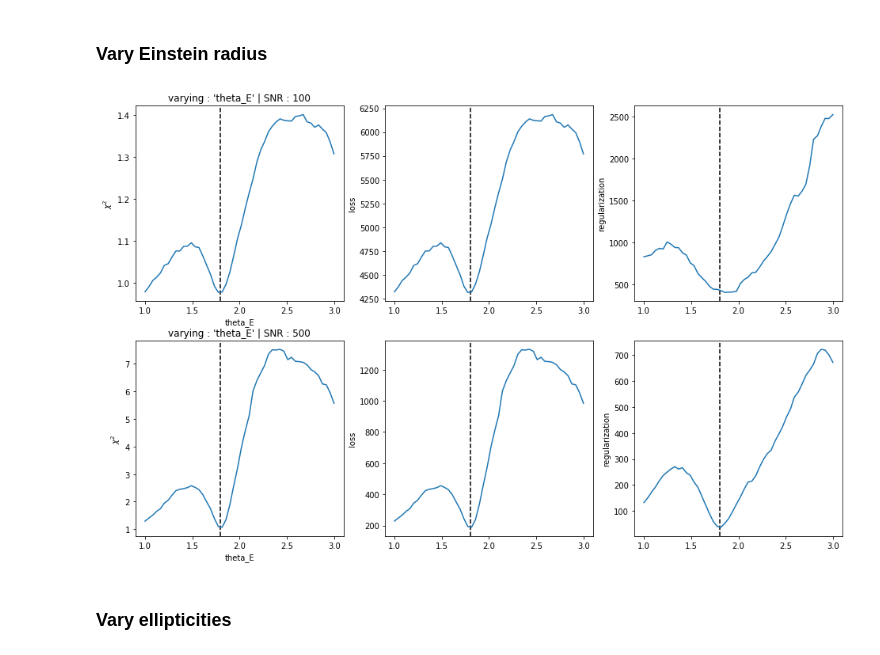
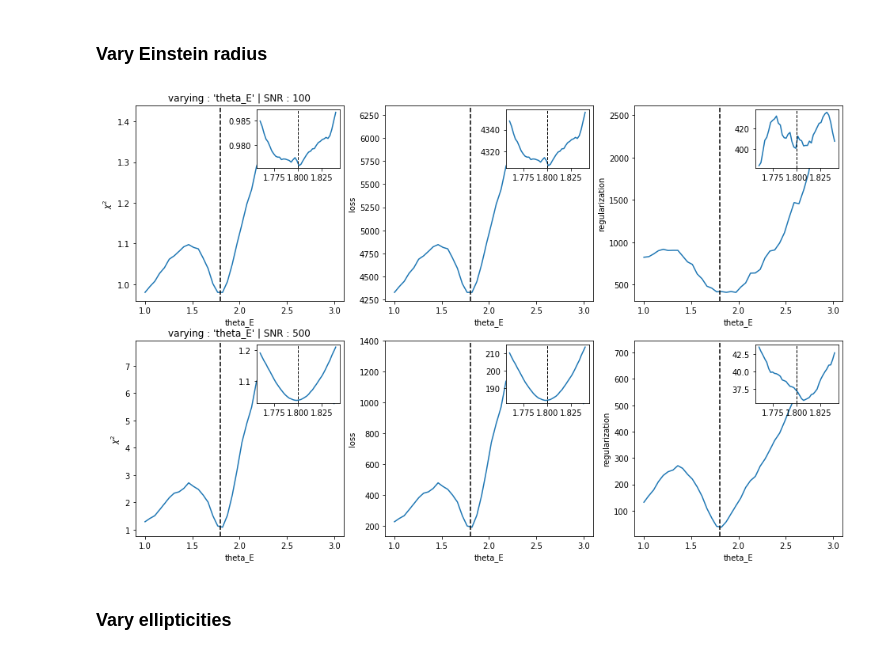
Before and after one commit to aymgal/SLITronomy, a Jupyter notebook: thirdparty/dev_notebooks/loss_minimization_lens_model.ipynb, the cells around one changed output. Drawn from its saved outputs; the diff is of its cells as text; code cells hidden in the pictures.

```diff
--- a/thirdparty/dev_notebooks/loss_minimization_lens_model.ipynb
+++ b/thirdparty/dev_notebooks/loss_minimization_lens_model.ipynb
@@ -9,6 +9,7 @@ import copy
 import time
 import numpy as np
 import matplotlib.pyplot as plt
+from mpl_toolkits.axes_grid1.inset_locator import inset_axes
 import astropy.io.fits as pf
 import pysap
 import tqdm
@@ -30,13 +31,11 @@ import lenstronomy.Util.simulation_util as sim_util
 import lenstronomy.Util.image_util as image_util
 import lenstronomy.Util.util as lenstro_util
 
-from lenstronomy.LightModel.Profiles.starlets import Starlets
-
 from slitronomy.Util.plot_util import nice_colorbar, log_cmap
 
 np.random.seed(118)
 
-n_points = 50
+n_points = 40
 
 %matplotlib inline
 # %%
@@ -155,7 +154,7 @@ source_model_class_sparsefit = LightModel(['STARLETS'])
 kwargs_source_sparsefit  = [{'n_scales': 6}]  # starlet coeffs that are optimized for
 
 kwargs_sparse_solver = {
-    'lensing_operator': 'interpol',  # 'interpol' or 'simple'
+    'source_interpolation': 'bilinear',
     'subgrid_res_source': 2,
     'sparsity_prior_norm': 1,
     'max_threshold': 3,
@@ -163,6 +162,7 @@ kwargs_sparse_solver = {
     'num_iter_weights': 3,
     'verbose': False,
     'show_steps': False,
+    'thread_count': 8,
 }
 # %%
 # test on the highest SNR to check for optimal settings
@@ -278,10 +280,12 @@ and kwargs_special: None
 # %% [markdown]
 ### Vary Einstein radius
 # %%
-fig, _ = vary_one_parameter('theta_E', np.linspace(1, 3, n_points), kwargs_truth['kwargs_lens'])
+truth = kwargs_truth['kwargs_lens'][0]['theta_E']
+fig, _, _ = vary_one_parameter('theta_E', np.linspace(1, 3, n_points), kwargs_truth['kwargs_lens'],
+                               param_range_zoom=np.linspace(truth-0.04, truth+0.04, n_points))
 plt.show()
 # %% [output]
-[figure, old version]
+[figure, new version]
 # %% [markdown]
 ### Vary ellipticities
 # %%
```
Also changed, not shown: parts of 6 cells of this notebook, 2 other files.
